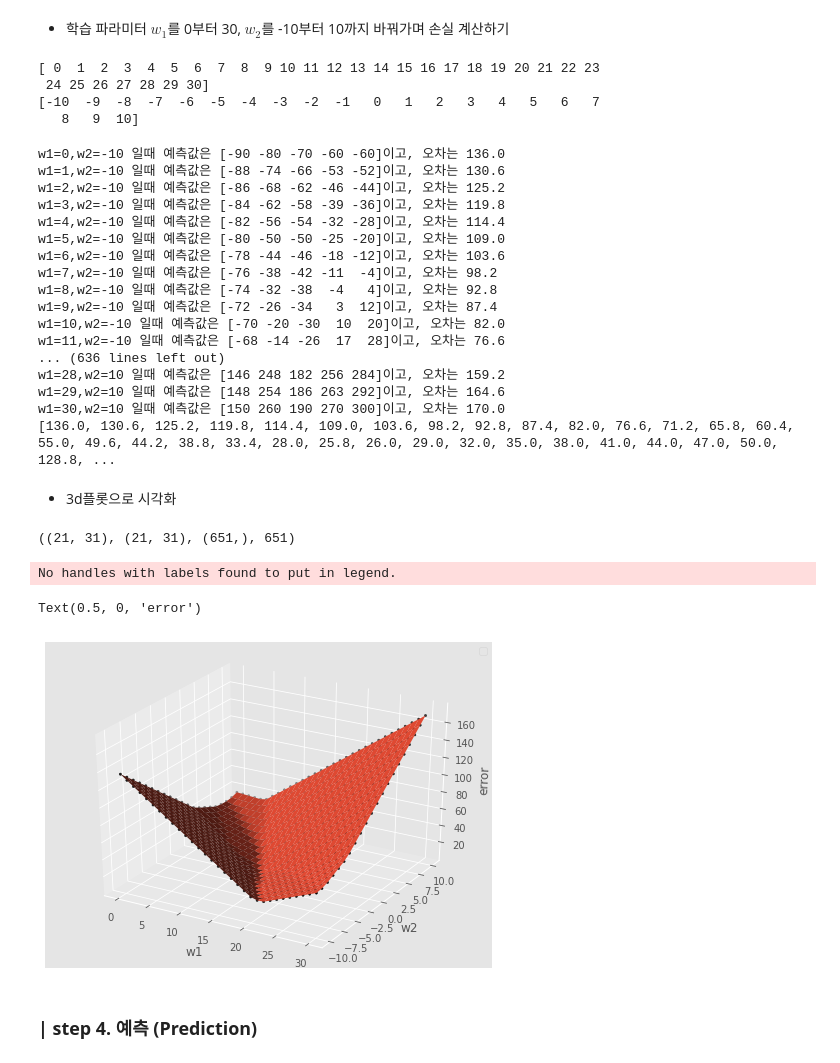
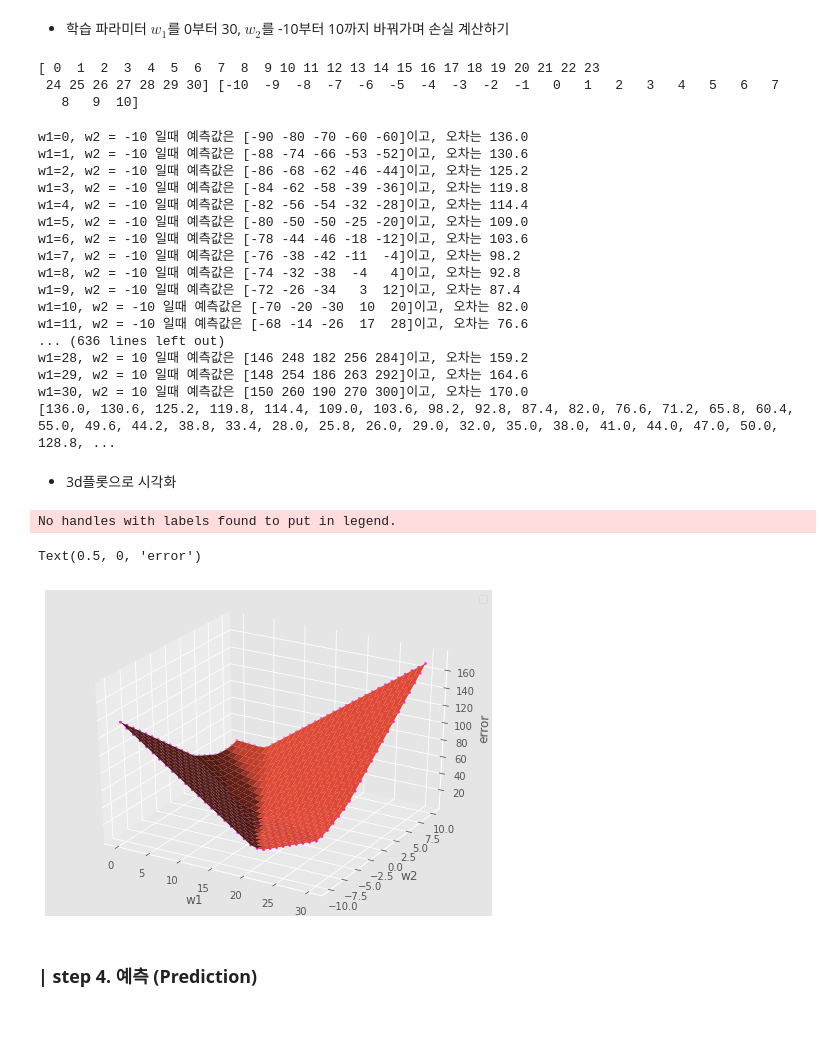
Before and after one commit to GETHUB55/SkillTreePython-DataAnalysis, a Jupyter notebook: ch05_03_기초모델구현_회귀모델맛보기.ipynb, the cells around one changed output. Drawn from its saved outputs; the diff is of its cells as text; code cells hidden in the pictures; blank space fills up the shorter version.

```diff
--- a/ch05_03_기초모델구현_회귀모델맛보기.ipynb
+++ b/ch05_03_기초모델구현_회귀모델맛보기.ipynb
@@ -306,13 +327,11 @@ $loss = |(\hat{y}-y)|$
 # %% [markdown]
 * 손실 계산 과정 정의
 # %%
-def loss(y,y_hat):
-  return np.sum(np.abs(y-y_hat)) / len(y) #각 샘플의 오차평균
+def loss(y, y_hat):
+  return np.sum(np.abs(y-y_hat)) / len(y)
 
-y_hat= model2(x)
-error = loss(y,y_hat)
-print(f'x: {x}')
-print(f'y: {y}')
-print(f'y_hat: {y_hat}')
-print(f'error: {error}')
+y_hat = model2(x)
+y_pred = model2(x)
+print(y_pred)
+loss(y,y_pred)
 # %% [output]
@@ -329,65 +342,57 @@ error: 51.4
 # %% [markdown]
 *  학습 파라미터 $w_1$를 0부터 30, $w_2$를 -10부터 10까지 바꿔가며 손실 계산하기
 # %%
-w1_range= np.arange(31)
-w2_range=np.arange(-10,11)
-print(w1_range)
-print(w2_range)
-# (w1,w2) 순서쌍
-W1, W2 = np.meshgrid(w1_range, w2_range) #순서쌍 meshgrid
+w1_range = np.arange(31)
+w2_range = np.arange(-10,11)
+print (w1_range,w2_range)
+# (w1, w2) 순서쌍
+W1, W2 = np.meshgrid(w1_range, w2_range)
 # %% [output]
 [ 0  1  2  3  4  5  6  7  8  9 10 11 12 13 14 15 16 17 18 19 20 21 22 23
- 24 25 26 27 28 29 30]
-[-10  -9  -8  -7  -6  -5  -4  -3  -2  -1   0   1   2   3   4   5   6   7
+ 24 25 26 27 28 29 30] [-10  -9  -8  -7  -6  -5  -4  -3  -2  -1   0   1   2   3   4   5   6   7
    8   9  10]
 # %%
 errors = []
-for w1,w2 in zip(W1.flatten(),W2.flatten()):
-  y_pred =  model2(x, w_vec=np.array([w1,w2]))
+for w1, w2 in zip(W1.flatten(),W2.flatten()):
+  y_pred = model2(x,w_vec = np.array([w1, w2]))
   error = loss(y,y_pred)
-  print(f'w1={w1},w2={w2} 일때 예측값은 {y_pred}이고, 오차는 {error}')
+  print(f'w1={w1}, w2 = {w2} 일때 예측값은 {y_pred}이고, 오차는 {error}')
   errors.append(error)
 print(errors)
 # %% [output]
-w1=0,w2=-10 일때 예측값은 [-90 -80 -70 -60 -60]이고, 오차는 136.0
-w1=1,w2=-10 일때 예측값은 [-88 -74 -66 -53 -52]이고, 오차는 130.6
-w1=2,w2=-10 일때 예측값은 [-86 -68 -62 -46 -44]이고, 오차는 125.2
-w1=3,w2=-10 일때 예측값은 [-84 -62 -58 -39 -36]이고, 오차는 119.8
-w1=4,w2=-10 일때 예측값은 [-82 -56 -54 -32 -28]이고, 오차는 114.4
-w1=5,w2=-10 일때 예측값은 [-80 -50 -50 -25 -20]이고, 오차는 109.0
-w1=6,w2=-10 일때 예측값은 [-78 -44 -46 -18 -12]이고, 오차는 103.6
-w1=7,w2=-10 일때 예측값은 [-76 -38 -42 -11  -4]이고, 오차는 98.2
-w1=8,w2=-10 일때 예측값은 [-74 -32 -38  -4   4]이고, 오차는 92.8
-w1=9,w2=-10 일때 예측값은 [-72 -26 -34   3  12]이고, 오차는 87.4
-w1=10,w2=-10 일때 예측값은 [-70 -20 -30  10  20]이고, 오차는 82.0
-w1=11,w2=-10 일때 예측값은 [-68 -14 -26  17  28]이고, 오차는 76.6
+w1=0, w2 = -10 일때 예측값은 [-90 -80 -70 -60 -60]이고, 오차는 136.0
+w1=1, w2 = -10 일때 예측값은 [-88 -74 -66 -53 -52]이고, 오차는 130.6
+w1=2, w2 = -10 일때 예측값은 [-86 -68 -62 -46 -44]이고, 오차는 125.2
+w1=3, w2 = -10 일때 예측값은 [-84 -62 -58 -39 -36]이고, 오차는 119.8
+w1=4, w2 = -10 일때 예측값은 [-82 -56 -54 -32 -28]이고, 오차는 114.4
+w1=5, w2 = -10 일때 예측값은 [-80 -50 -50 -25 -20]이고, 오차는 109.0
+w1=6, w2 = -10 일때 예측값은 [-78 -44 -46 -18 -12]이고, 오차는 103.6
+w1=7, w2 = -10 일때 예측값은 [-76 -38 -42 -11  -4]이고, 오차는 98.2
+w1=8, w2 = -10 일때 예측값은 [-74 -32 -38  -4   4]이고, 오차는 92.8
+w1=9, w2 = -10 일때 예측값은 [-72 -26 -34   3  12]이고, 오차는 87.4
+w1=10, w2 = -10 일때 예측값은 [-70 -20 -30  10  20]이고, 오차는 82.0
+w1=11, w2 = -10 일때 예측값은 [-68 -14 -26  17  28]이고, 오차는 76.6
 ... (636 lines left out)
-w1=28,w2=10 일때 예측값은 [146 248 182 256 284]이고, 오차는 159.2
-w1=29,w2=10 일때 예측값은 [148 254 186 263 292]이고, 오차는 164.6
-w1=30,w2=10 일때 예측값은 [150 260 190 270 300]이고, 오차는 170.0
+w1=28, w2 = 10 일때 예측값은 [146 248 182 256 284]이고, 오차는 159.2
+w1=29, w2 = 10 일때 예측값은 [148 254 186 263 292]이고, 오차는 164.6
+w1=30, w2 = 10 일때 예측값은 [150 260 190 270 300]이고, 오차는 170.0
 [136.0, 130.6, 125.2, 119.8, 114.4, 109.0, 103.6, 98.2, 92.8, 87.4, 82.0, 76.6, 71.2, 65.8, 60.4, 55.0, 49.6, 44.2, 38.8, 33.4, 28.0, 25.8, 26.0, 29.0, 32.0, 35.0, 38.0, 41.0, 44.0, 47.0, 50.0, 128.8, ...
 # %% [markdown]
 * 3d플롯으로 시각화
-# %%
-W1.shape, W2.shape, np.array(errors).shape, 21*31
-# %% [output]
-((21, 31), (21, 31), (651,), 651)
 # %%
 fig = plt.figure(figsize = (8,6)) # 그림 전체 사이즈 설정
 ax = plt.axes(projection = '3d') # 좌표를 3d로 설정
-
-# w1,w2에 대한 error
-ax.scatter3D(W1.flatten(),W2.flatten(), errors, marker='.',c='k') #벡터
-surf=ax.plot_surface(W1,W2,np.array(errors).reshape(21,31)) #행렬
-
+# w1, w2에 대한 error
+ax.scatter3D(W1.flatten(), W2.flatten(), errors, marker='.', c='magenta')
+surf = ax.plot_surface(W1,W2, np.array(errors).reshape(21,31))
 plt.legend()
 ax.set_xlabel('w1')
 ax.set_ylabel('w2')
-ax.set_zlabel('error')
+ax.set_zlabel('error')x
 # %% [output]
 No handles with labels found to put in legend.
 Text(0.5, 0, 'error')
-[figure, old version]
+[figure, new version]
 # %% [markdown]
 ### **| step 4. 예측 (Prediction)**
 # %% [markdown]
```
Also changed, not shown: parts of 26 cells of this notebook.
